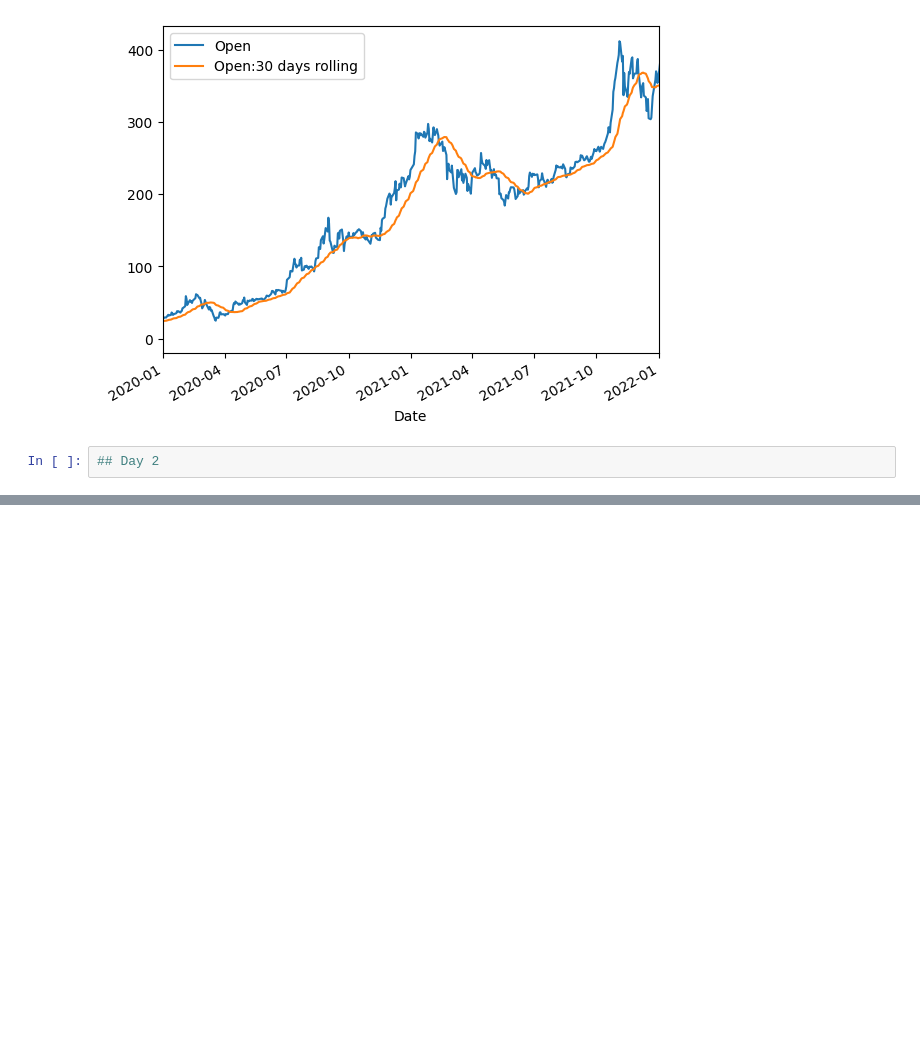
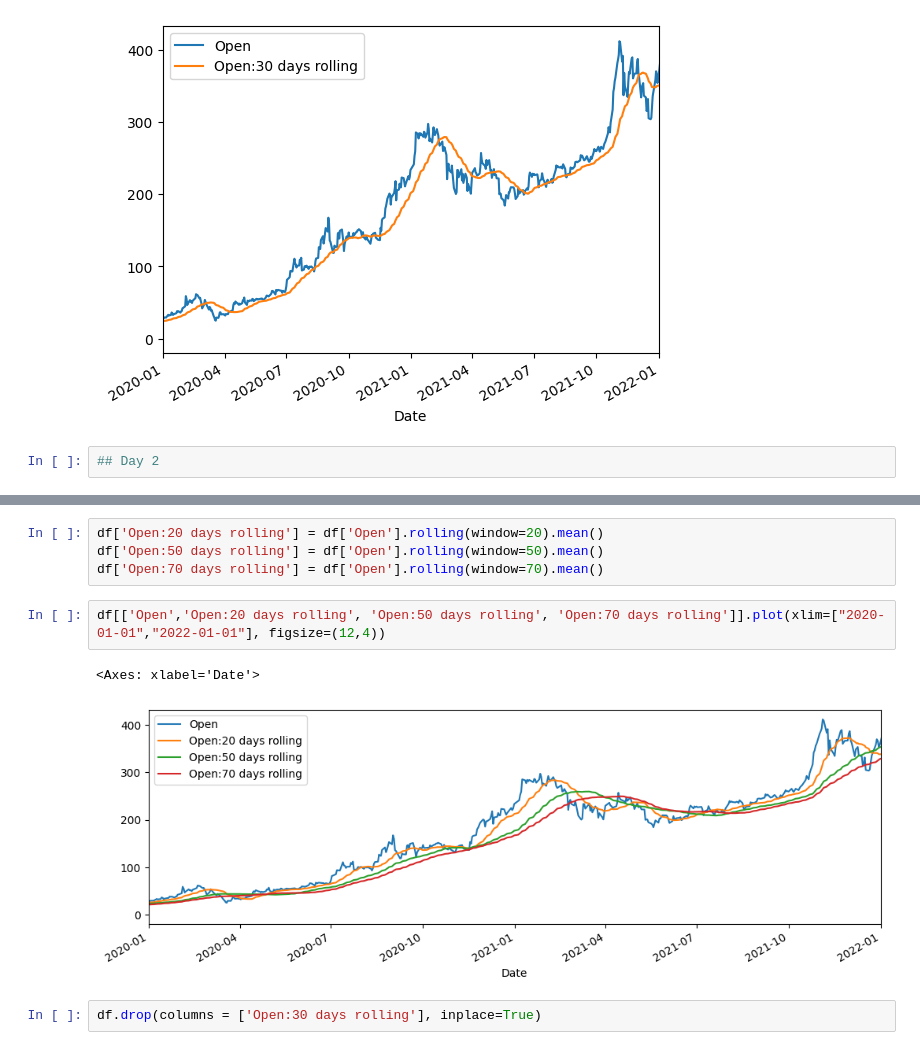
Before and after one commit to AhmAdO9/Machine_learning, a Jupyter notebook: TimeSeriesAnalysis/TimeSeriesAnalysis.ipynb, the cells around one changed output, grey strips where cells are left out. Saved outputs shown, nothing was run; the diff lists cells and outputs as text; blank space fills up the shorter version.

```diff
--- a/TimeSeriesAnalysis/TimeSeriesAnalysis.ipynb
+++ b/TimeSeriesAnalysis/TimeSeriesAnalysis.ipynb
@@ -448,0 +444,11 @@ df[['Open','Open:30 days rolling']].plot(xlim=["2020-01-01","2022-01-01"])
+# %%
+df['Open:20 days rolling'] = df['Open'].rolling(window=20).mean()
+df['Open:50 days rolling'] = df['Open'].rolling(window=50).mean()
+df['Open:70 days rolling'] = df['Open'].rolling(window=70).mean()
+# %%
+df[['Open','Open:20 days rolling', 'Open:50 days rolling', 'Open:70 days rolling']].plot(xlim=["2020-01-01","2022-01-01"], figsize=(12,4))
+# %% [output]
+<Axes: xlabel='Date'>
+[figure, added]
+# %%
+df.drop(columns = ['Open:30 days rolling'], inplace=True)
```
Also changed, not shown: parts of 33 cells of this notebook.
